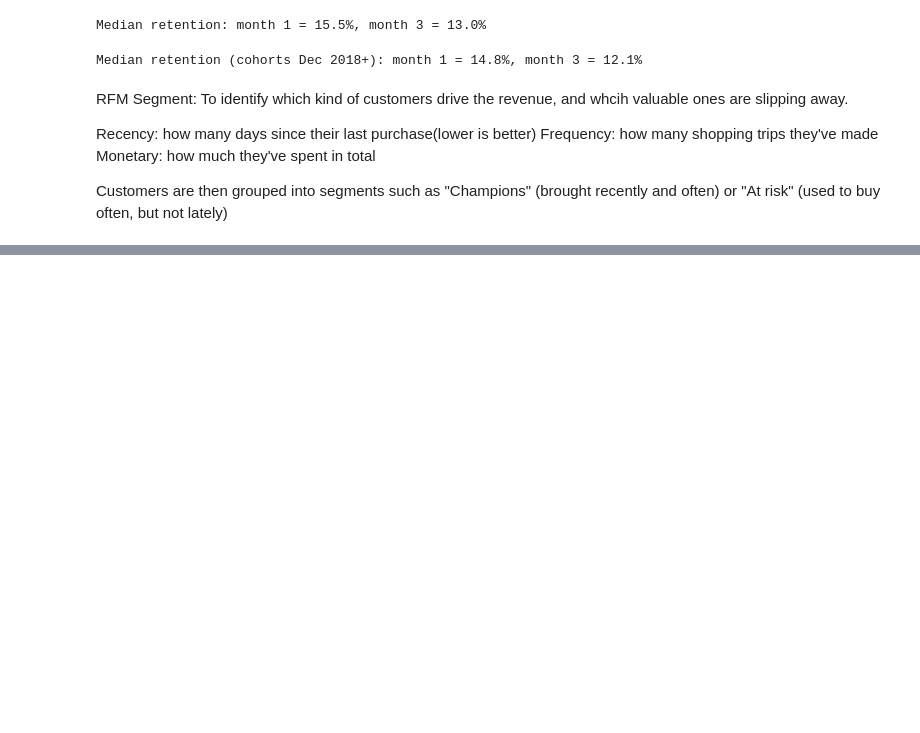
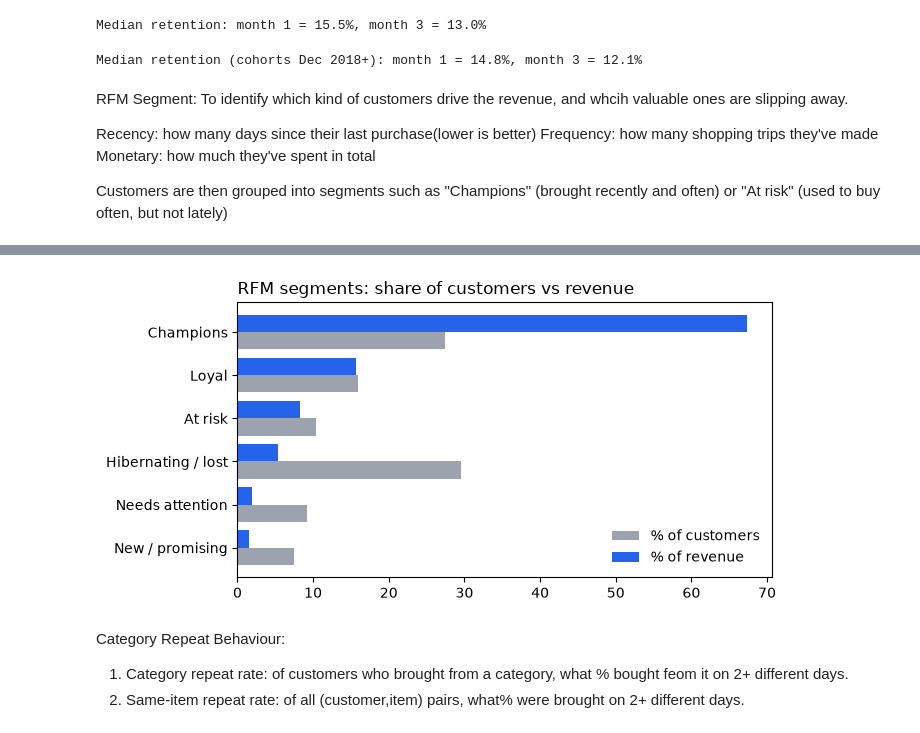
Before and after one commit to WoahImCoding/ecommerce-recommender, a Jupyter notebook: notebooks/02_product_analytics.ipynb, the cells around one changed output, grey strips where cells are left out. Drawn from its saved outputs; the diff is of its cells as text; code cells hidden in the pictures; blank space fills up the shorter version.

```diff
--- a/notebooks/02_product_analytics.ipynb
+++ b/notebooks/02_product_analytics.ipynb
@@ -141,3 +141,6 @@ Frequency: how many shopping trips they've made
 Monetary: how much they've spent in total
 
 Customers are then grouped into segments such as "Champions" (brought recently and often) or "At risk" (used to buy often, but not lately)
+# %%
+rfm = run_sql("03_rfm.sql")
+rfm
@@ -143,0 +155,19 @@ Customers are then grouped into segments such as "Champions" (brought recently a
+# %%
+r = rfm.sort_values("pct_revenue")
+y = np.arange(len(r))
+
+fig, ax = plt.subplots(figsize=(7, 3.5))
+ax.barh(y - 0.2, r["pct_customers"], height=0.4, color="#9ca3af", label="% of customers")
+ax.barh(y + 0.2, r["pct_revenue"],   height=0.4, color="#2563eb", label="% of revenue")
+ax.set_yticks(y, r["segment"])
+ax.legend(frameon=False, loc="lower right")
+ax.set_title("RFM segments: share of customers vs revenue", loc="left")
+plt.tight_layout()
+plt.savefig(figs / "rfm.png", dpi=150)
+plt.show()
+# %% [output]
+[figure, added]
+# %% [markdown]
+Category Repeat Behaviour:
+1. Category repeat rate: of customers who brought from a category, what % bought feom it on 2+ different days.
+2. Same-item repeat rate: of all (customer,item) pairs, what% were brought on 2+ different days.
```
Also changed, not shown: parts of 4 cells of this notebook, 4 other files.
